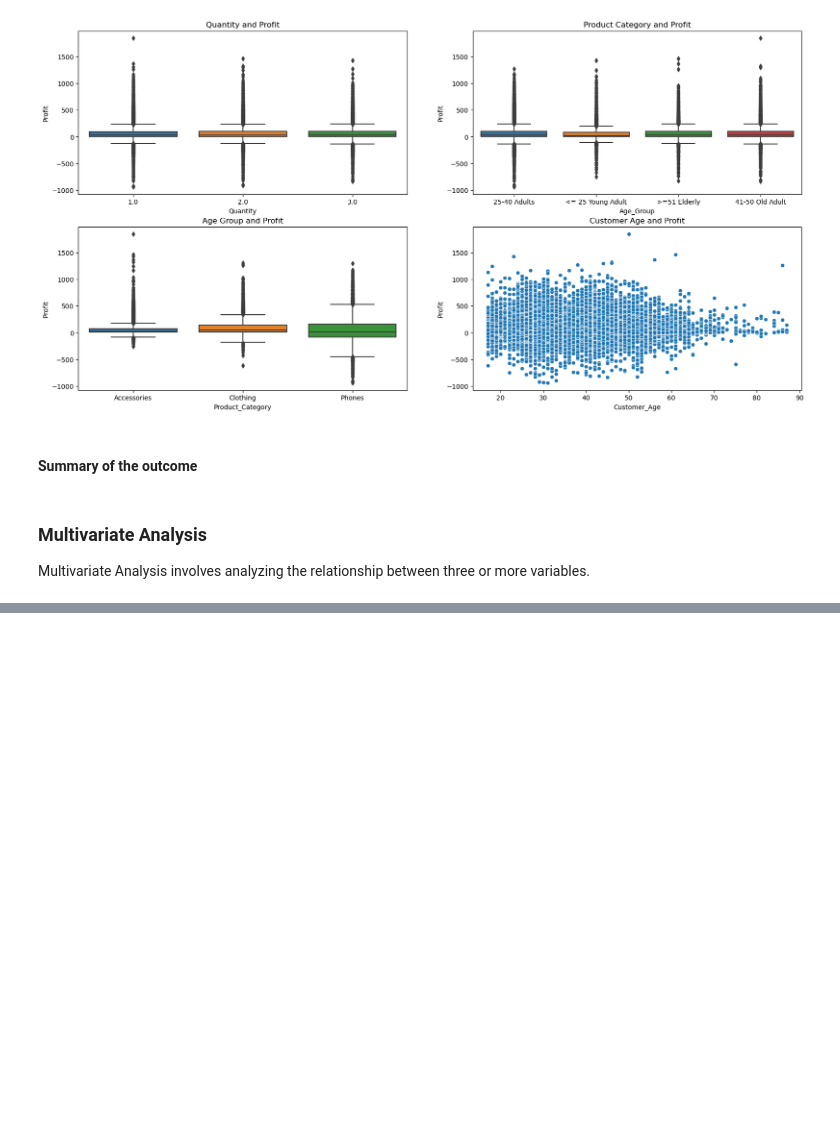
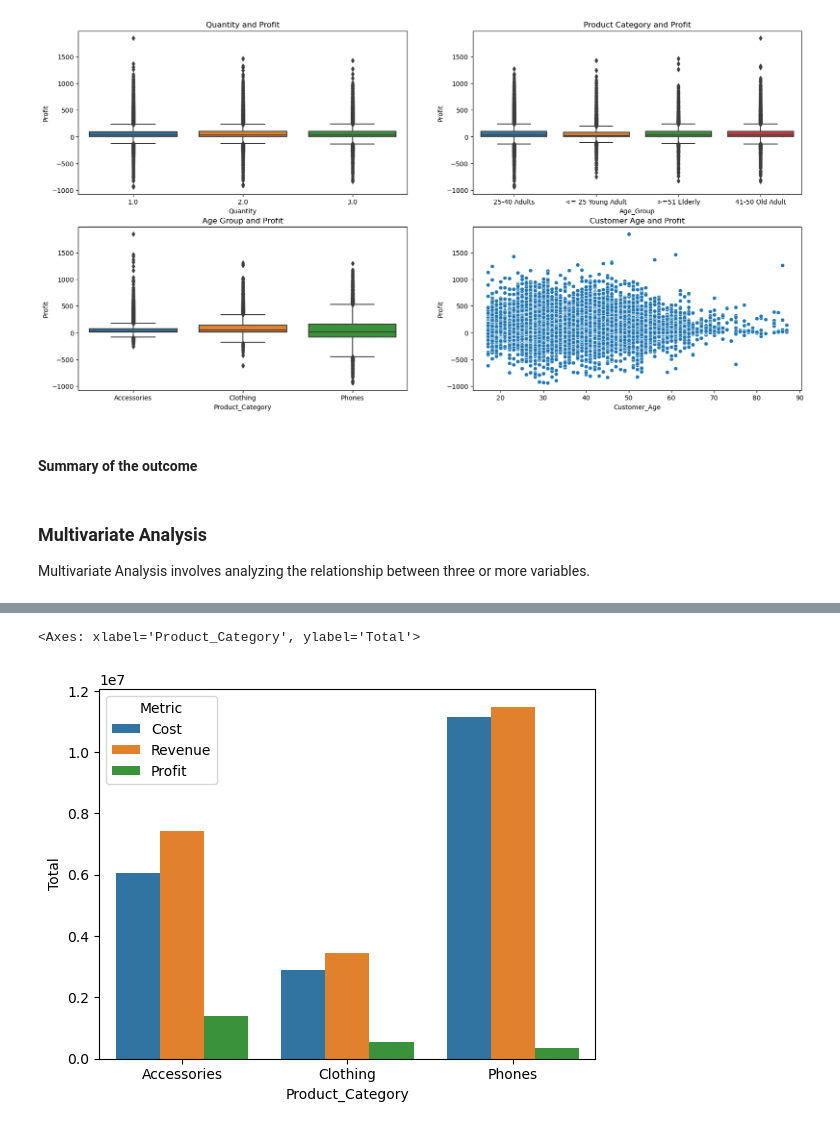
Before and after one commit to chemutai254/ML_Projects, a Jupyter notebook: EDA/Dune_Sales_Analysis.ipynb, the cells around one changed output, grey strips where cells are left out. Cells and saved outputs as stored; diff of their text form; code cells hidden in the pictures; blank space fills up the shorter version.

```diff
--- a/EDA/Dune_Sales_Analysis.ipynb
+++ b/EDA/Dune_Sales_Analysis.ipynb
@@ -494,3 +495,7 @@ axs[1,1].set_title("Customer Age and Profit");
 # %% [markdown]
 ### Multivariate Analysis
 Multivariate Analysis involves analyzing the relationship between three or more variables.
+# %%
+# Product category against cost, revenue, and profit
+pro_cat = df.groupby("Product_Category")[["Cost","Revenue", "Profit"]].sum().reset_index()
+pro_cat
@@ -496,0 +507,5 @@ Multivariate Analysis involves analyzing the relationship between three or more
+# %%
+
+# Transpose
+pro_cat1 = pd.melt(pro_cat, id_vars="Product_Category", var_name="Metric", value_name="Total")
+pro_cat1
@@ -496,0 +523,5 @@ Multivariate Analysis involves analyzing the relationship between three or more
+# %%
+sns.barplot(data=pro_cat1, x='Product_Category', y='Total', hue='Metric')
+# %% [output]
+<Axes: xlabel='Product_Category', ylabel='Total'>
+[figure, added]
```
Also changed, not shown: parts of 13 cells of this notebook.
